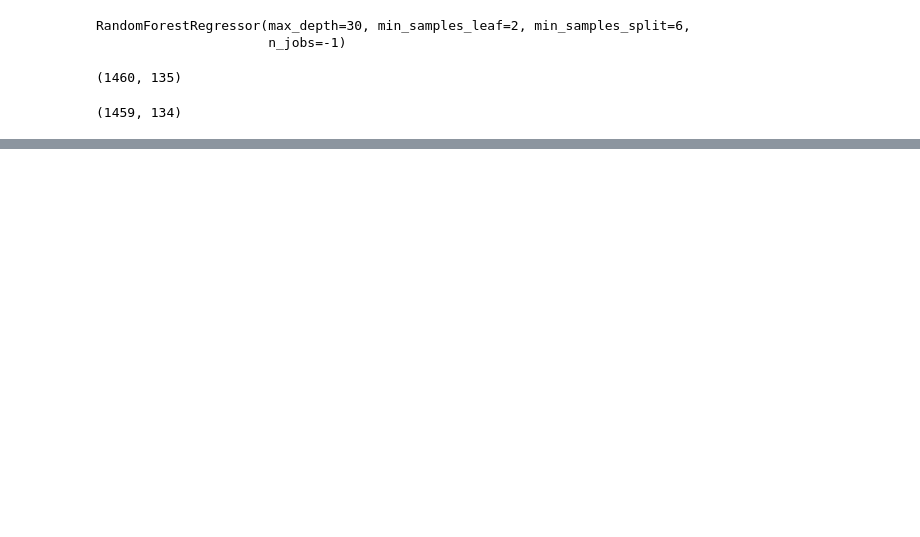
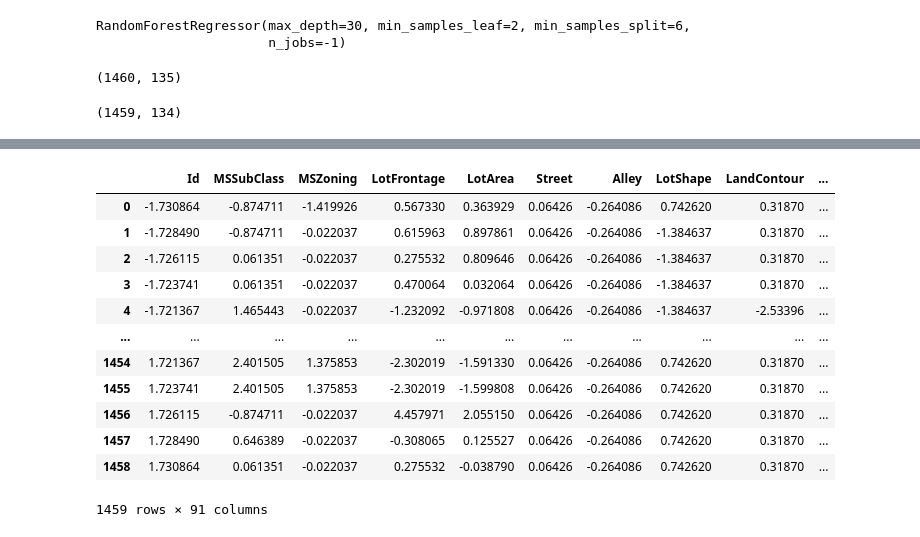
Before and after one commit to Ashsenior/Housing-price-prediction-ML, a Jupyter notebook: model.ipynb, the cells around one changed output, grey strips where cells are left out. Saved outputs shown, nothing was run; the diff lists cells and outputs as text; code cells hidden in the pictures; blank space fills up the shorter version.

```diff
--- a/model.ipynb
+++ b/model.ipynb
@@ -241,0 +368,2 @@ pickle.dump(best_model,open('model.pkl','wb'))
+# %%
+test = ready_data("data/test.csv").drop("Id",axis=1)
@@ -241,0 +421,16 @@ pickle.dump(best_model,open('model.pkl','wb'))
+# %%
+test
+# %% [output]
+|  | Id | MSSubClass | MSZoning | LotFrontage | LotArea | Street | Alley | LotShape | LandContour | ... |
+| 0 | -1.730864 | -0.874711 | -1.419926 | 0.567330 | 0.363929 | 0.06426 | -0.264086 | 0.742620 | 0.31870 | ... |
+| 1 | -1.728490 | -0.874711 | -0.022037 | 0.615963 | 0.897861 | 0.06426 | -0.264086 | -1.384637 | 0.31870 | ... |
+| 2 | -1.726115 | 0.061351 | -0.022037 | 0.275532 | 0.809646 | 0.06426 | -0.264086 | -1.384637 | 0.31870 | ... |
+| 3 | -1.723741 | 0.061351 | -0.022037 | 0.470064 | 0.032064 | 0.06426 | -0.264086 | -1.384637 | 0.31870 | ... |
+| 4 | -1.721367 | 1.465443 | -0.022037 | -1.232092 | -0.971808 | 0.06426 | -0.264086 | -1.384637 | -2.53396 | ... |
+| ... | ... | ... | ... | ... | ... | ... | ... | ... | ... | ... |
+| 1454 | 1.721367 | 2.401505 | 1.375853 | -2.302019 | -1.591330 | 0.06426 | -0.264086 | 0.742620 | 0.31870 | ... |
+| 1455 | 1.723741 | 2.401505 | 1.375853 | -2.302019 | -1.599808 | 0.06426 | -0.264086 | 0.742620 | 0.31870 | ... |
+| 1456 | 1.726115 | -0.874711 | -0.022037 | 4.457971 | 2.055150 | 0.06426 | -0.264086 | 0.742620 | 0.31870 | ... |
+| 1457 | 1.728490 | 0.646389 | -0.022037 | -0.308065 | 0.125527 | 0.06426 | -0.264086 | 0.742620 | 0.31870 | ... |
+| 1458 | 1.730864 | 0.061351 | -0.022037 | 0.275532 | -0.038790 | 0.06426 | -0.264086 | 0.742620 | 0.31870 | ... |
+1459 rows × 91 columns
```
Also changed, not shown: parts of 23 cells of this notebook, 3 other files.
